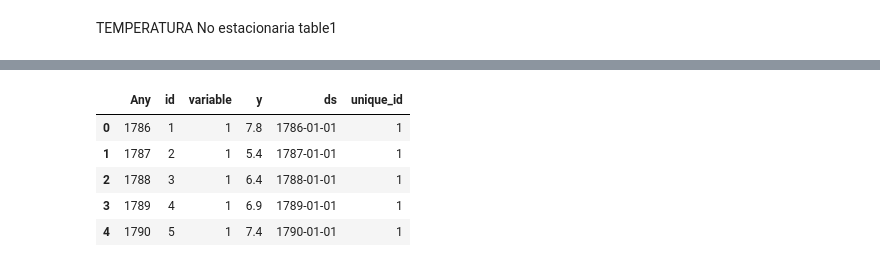
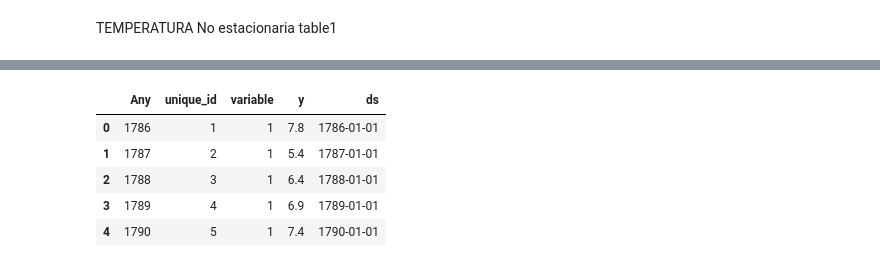
Before and after one commit to Likimeya/BCN_temp, a Jupyter notebook: dataframe.ipynb, the cells around one changed output, grey strips where cells are left out. Saved outputs shown, nothing was run; the diff lists cells and outputs as text; code cells hidden in the pictures.

```diff
--- a/dataframe.ipynb
+++ b/dataframe.ipynb
@@ -505,14 +500,16 @@ Requirement already satisfied: packaging>=21.3 in c:\users\taida\anaconda3\lib\s
 Requirement already satisfied: pyparsing!=3.0.5,>=2.0.2 in c:\users\taida\anaconda3\lib\site-packages (from packaging>=21.3->statsmodels>=0.13.2->pmdarima) (3.0.9)
 Requirement already satisfied: six in c:\users\taida\anaconda3\lib\site-packages (from patsy>=0.5.2->statsmodels>=0.13.2->pmdarima) (1.16.0)
 # %%
-table1["unique_id"]= "1"
-table1 = table1.rename(columns = {'Data': "ds", 'value':"y"})
+table1 = table1.rename(columns = {'Data': "ds", 'value':"y", 'id':"unique_id"})
+table1.set_index('ds')
+table1.asfreq('MS')
+table1.sort_index()
 
 table1.head()
 # %% [output]
-|  | Any | id | variable | y | ds | unique_id |
-| 0 | 1786 | 1 | 1 | 7.8 | 1786-01-01 | 1 |
-| 1 | 1787 | 2 | 1 | 5.4 | 1787-01-01 | 1 |
-| 2 | 1788 | 3 | 1 | 6.4 | 1788-01-01 | 1 |
-| 3 | 1789 | 4 | 1 | 6.9 | 1789-01-01 | 1 |
-| 4 | 1790 | 5 | 1 | 7.4 | 1790-01-01 | 1 |
+|  | Any | unique_id | variable | y | ds |
+| 0 | 1786 | 1 | 1 | 7.8 | 1786-01-01 |
+| 1 | 1787 | 2 | 1 | 5.4 | 1787-01-01 |
+| 2 | 1788 | 3 | 1 | 6.4 | 1788-01-01 |
+| 3 | 1789 | 4 | 1 | 6.9 | 1789-01-01 |
+| 4 | 1790 | 5 | 1 | 7.4 | 1790-01-01 |
```
Also changed, not shown: parts of 15 cells of this notebook.
